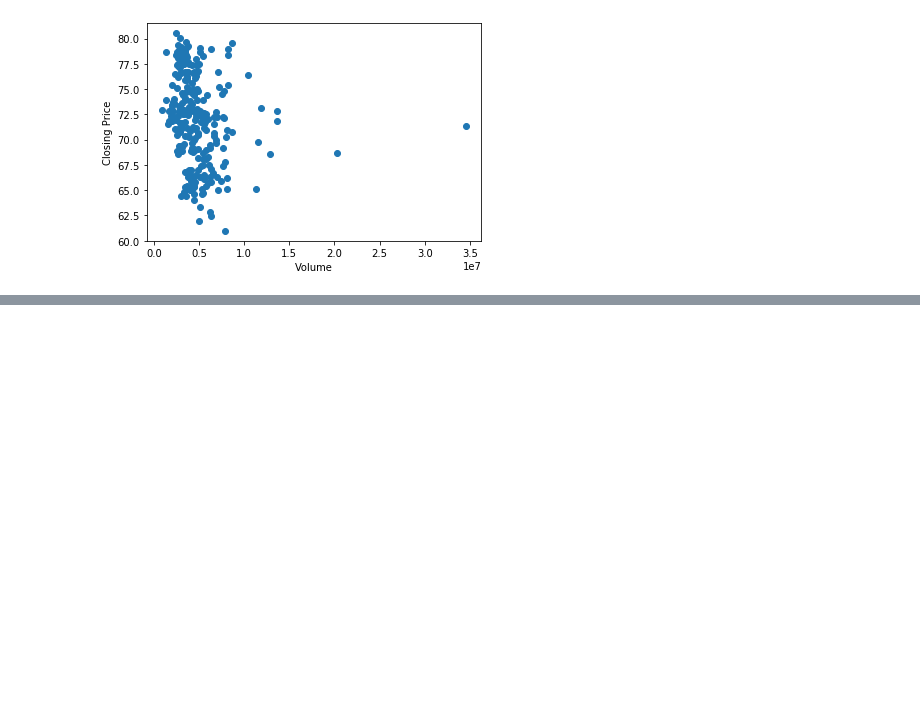
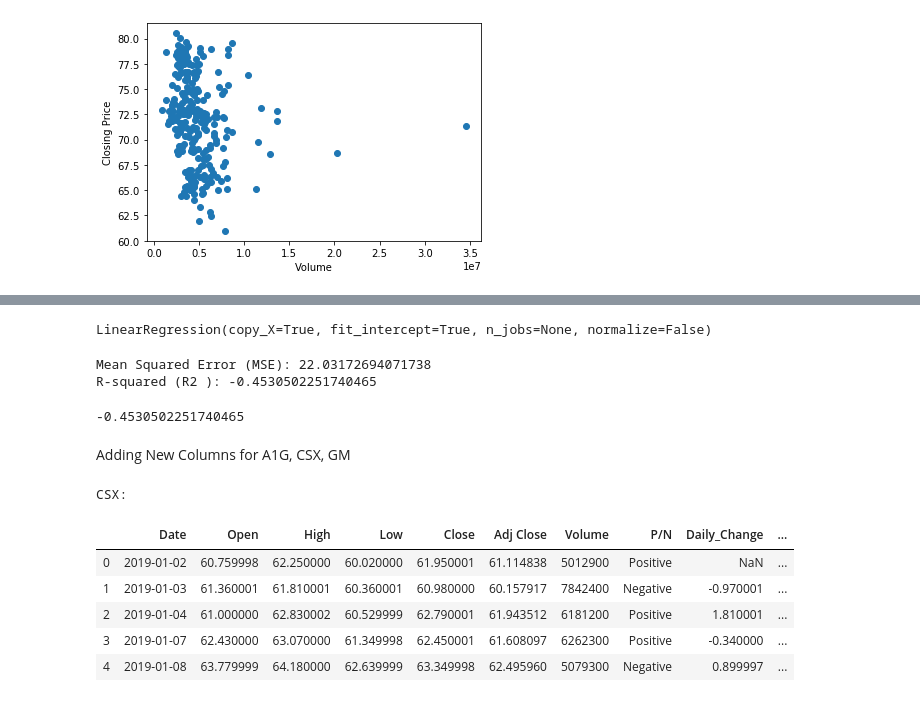
Before and after one commit to NUDSBC-Final-Project/Trump-Twitter-Stock-Analysis-Project, a Jupyter notebook: Modeling/Modeling.ipynb, the cells around one changed output, grey strips where cells are left out. Saved outputs shown, nothing was run; the diff lists cells and outputs as text; code cells hidden in the pictures; blank space fills up the shorter version.

Commit message:
Deep Learning model restarted

```diff
--- a/Modeling/Modeling.ipynb
+++ b/Modeling/Modeling.ipynb
@@ -13,2 +13,2 @@ BA = pd.read_csv("c:/Users/Owner/BootCampData/Final_Project/Resources/BA.csv")
 # %%
-CSX = pd.read_csv("c:/Users/Owner/BootCampData/Final_Project/CSVs/CSX.csv")
+CSX = pd.read_csv("../CSVs/CSX.csv")
@@ -32,4 +49,5 @@ AttributeError: 'function' object has no attribute 'drop'
 # %%
+CSX = CSX.dropna()
 print(f'CSX:')
 print(CSX.head())
 # %% [output]
@@ -105,0 +198,37 @@ myModel1.score(X_test, y_test)
+# %%
+myModel4.fit(X_train,y_train)
+# %% [output]
+LinearRegression(copy_X=True, fit_intercept=True, n_jobs=None, normalize=False)
+# %%
+predicted = myModel4.predict(X_test)
+
+# Score the predictions with mse and r2
+mse = mean_squared_error(y_test, predicted)
+r2 = r2_score(y_test, predicted)
+
+print(f"Mean Squared Error (MSE): {mse}")
+print(f"R-squared (R2 ): {r2}")
+# %% [output]
+Mean Squared Error (MSE): 22.03172694071738
+R-squared (R2 ): -0.4530502251740465
+# %%
+myModel4.score(X_test, y_test)
+# %% [output]
+-0.4530502251740465
+# %% [markdown]
+Adding New Columns for A1G, CSX, GM
+# %%
+CSX["P/N"] = np.where(CSX.eval("Open < Close"), "Positive", "Negative ")
+CSX['Daily_Change'] = CSX.Close.diff()
+CSX['Daily_%_Change'] = CSX.Close.pct_change() * 100
+CSX['Future_Change'] = CSX.Close.diff(periods=-1) * -1
+print('CSX:')
+CSX.head()
+# %% [output]
+CSX:
+|  | Date | Open | High | Low | Close | Adj Close | Volume | P/N | Daily_Change | ... |
+| 0 | 2019-01-02 | 60.759998 | 62.250000 | 60.020000 | 61.950001 | 61.114838 | 5012900 | Positive | NaN | ... |
+| 1 | 2019-01-03 | 61.360001 | 61.810001 | 60.360001 | 60.980000 | 60.157917 | 7842400 | Negative | -0.970001 | ... |
+| 2 | 2019-01-04 | 61.000000 | 62.830002 | 60.529999 | 62.790001 | 61.943512 | 6181200 | Positive | 1.810001 | ... |
+| 3 | 2019-01-07 | 62.430000 | 63.070000 | 61.349998 | 62.450001 | 61.608097 | 6262300 | Positive | -0.340000 | ... |
+| 4 | 2019-01-08 | 63.779999 | 64.180000 | 62.639999 | 63.349998 | 62.495960 | 5079300 | Negative | 0.899997 | ... |
```
Also changed, not shown: parts of 27 cells of this notebook, 4 other files.
